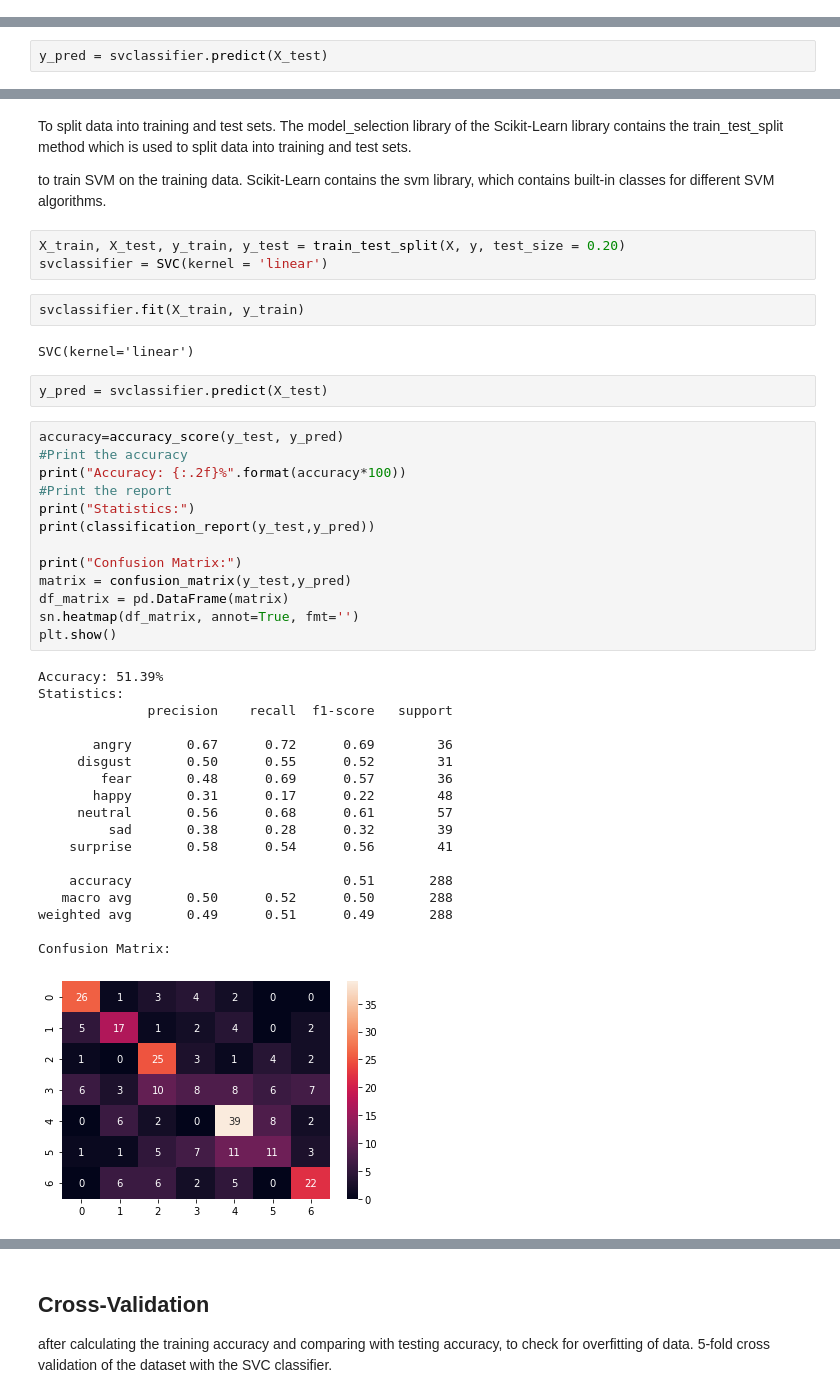
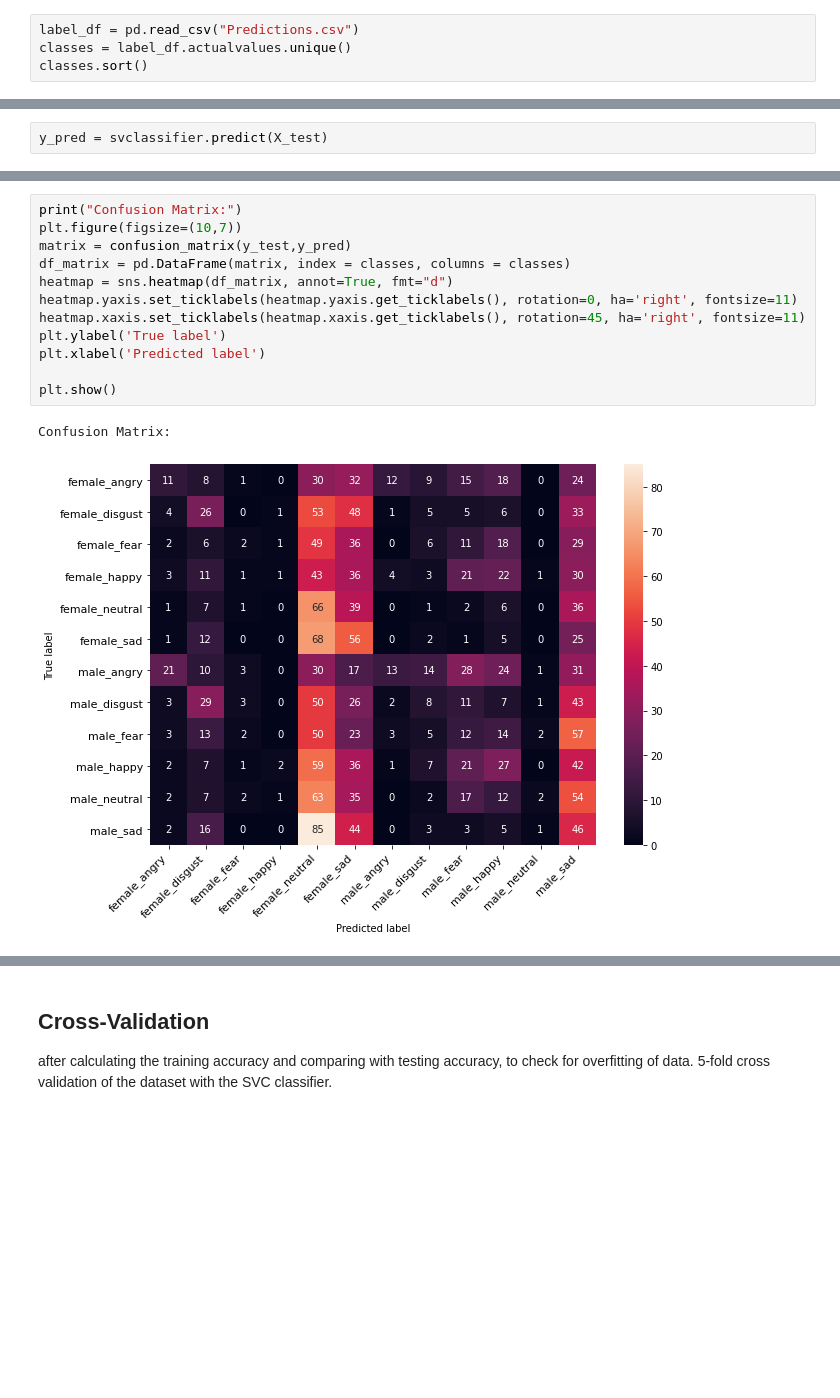
Before and after one commit to lloydlau9/capstone, a Jupyter notebook: code/03_SVM_classifier_for_SER-Copy1.ipynb, the cells around one changed output, grey strips where cells are left out. Cells and saved outputs as stored; diff of their text form; blank space fills up the shorter version.

```diff
--- a/code/03_SVM_classifier_for_SER-Copy1.ipynb
+++ b/code/03_SVM_classifier_for_SER-Copy1.ipynb
@@ -253,0 +258,4 @@ y_test = np.array(y_test)
+# %%
+label_df = pd.read_csv("Predictions.csv")
+classes = label_df.actualvalues.unique()
+classes.sort()
@@ -384,48 +312,18 @@ Implementing SVM with Scikit-Learn
-# %% [markdown]
-To split data into training and test sets. The model_selection library of the Scikit-Learn library contains the train_test_split method which is used to split data into training and test sets.
-
-to train SVM on the training data. Scikit-Learn contains the svm library, which contains built-in classes for different SVM algorithms.
-# %%
-X_train, X_test, y_train, y_test = train_test_split(X, y, test_size = 0.20)
-svclassifier = SVC(kernel = 'linear')
-# %%
-svclassifier.fit(X_train, y_train)
-# %% [output]
-SVC(kernel='linear')
-# %%
-y_pred = svclassifier.predict(X_test)
-# %%
-accuracy=accuracy_score(y_test, y_pred)
-#Print the accuracy
-print("Accuracy: {:.2f}%".format(accuracy*100))
-#Print the report
-print("Statistics:")
-print(classification_report(y_test,y_pred))
-
-print("Confusion Matrix:")
-matrix = confusion_matrix(y_test,y_pred)
-df_matrix = pd.DataFrame(matrix)
-sn.heatmap(df_matrix, annot=True, fmt='')
-plt.show()
-# %% [output]
-Accuracy: 51.39%
-Statistics:
-              precision    recall  f1-score   support
-
-       angry       0.67      0.72      0.69        36
-     disgust       0.50      0.55      0.52        31
-        fear       0.48      0.69      0.57        36
-       happy       0.31      0.17      0.22        48
-     neutral       0.56      0.68      0.61        57
-         sad       0.38      0.28      0.32        39
-    surprise       0.58      0.54      0.56        41
-
-    accuracy                           0.51       288
-   macro avg       0.50      0.52      0.50       288
-weighted avg       0.49      0.51      0.49       288
-
-Confusion Matrix:
-[figure, removed]
+# %%
+print("Confusion Matrix:")
+plt.figure(figsize=(10,7))
+matrix = confusion_matrix(y_test,y_pred)
+df_matrix = pd.DataFrame(matrix, index = classes, columns = classes)
+heatmap = sns.heatmap(df_matrix, annot=True, fmt="d")
+heatmap.yaxis.set_ticklabels(heatmap.yaxis.get_ticklabels(), rotation=0, ha='right', fontsize=11)
+heatmap.xaxis.set_ticklabels(heatmap.xaxis.get_ticklabels(), rotation=45, ha='right', fontsize=11)
+plt.ylabel('True label')
+plt.xlabel('Predicted label')
+
+plt.show()
+# %% [output]
+Confusion Matrix:
+[figure, added]
 # %%
 #calculate and display the train and test accuracy
 train_accuracy = float(svclassifier.score(X_train, y_train)*100)
```
Also changed, not shown: parts of 28 cells of this notebook, 1 other file.
